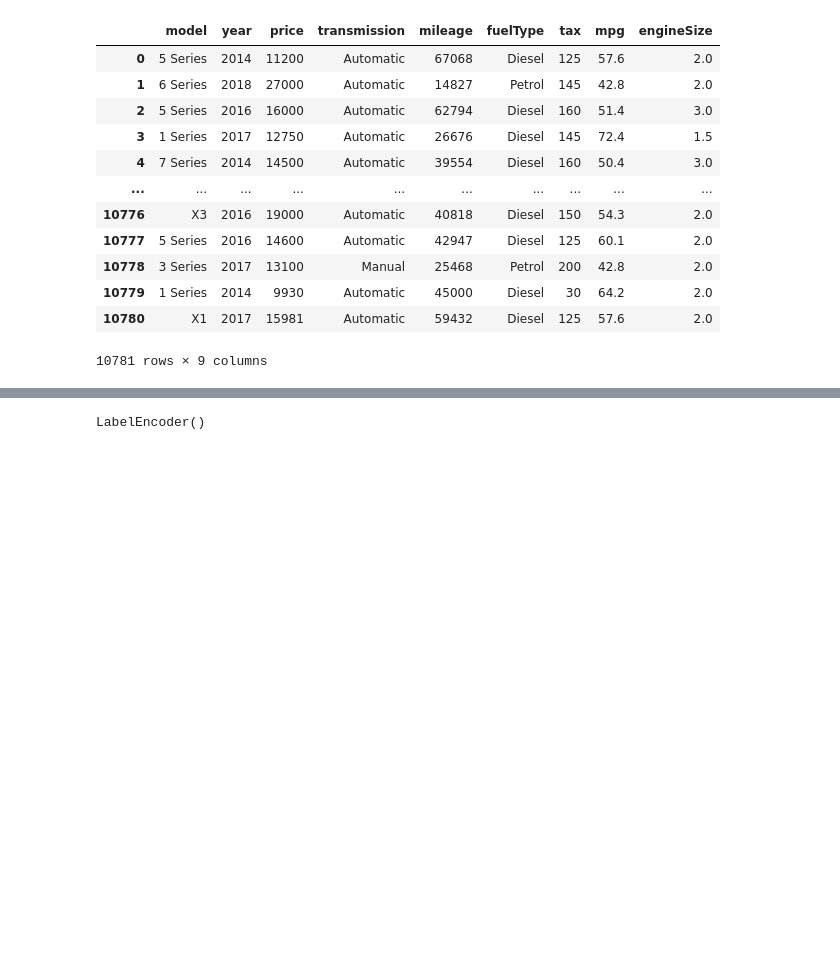
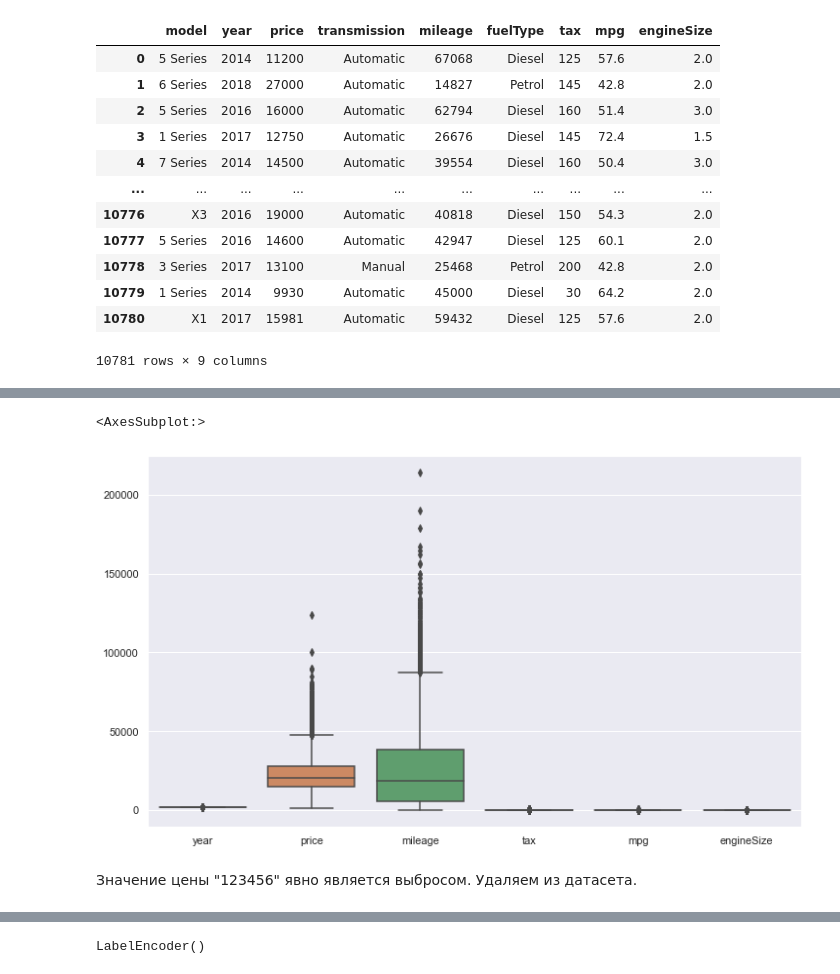
Before and after one commit to baklazhenko-dm/DataMining, a Jupyter notebook: Лабораторная 3 - регрессия/Lab3.ipynb, the cells around one changed output, grey strips where cells are left out. Saved outputs shown, nothing was run; the diff lists cells and outputs as text; code cells hidden in the pictures; blank space fills up the shorter version.

```diff
--- a/Лабораторная 3 - регрессия/Lab3.ipynb
+++ b/Лабораторная 3 - регрессия/Lab3.ipynb
@@ -35,0 +179,8 @@ auto_data
+# %%
+plt.subplots(figsize=(12,7))
+sns.boxplot(data=auto_data)
+# %% [output]
+<AxesSubplot:>
+[figure, added]
+# %% [markdown]
+Значение цены "123456" явно является выбросом. Удаляем из датасета.
```
Also changed, not shown: parts of 40 cells of this notebook, 1 other file.
